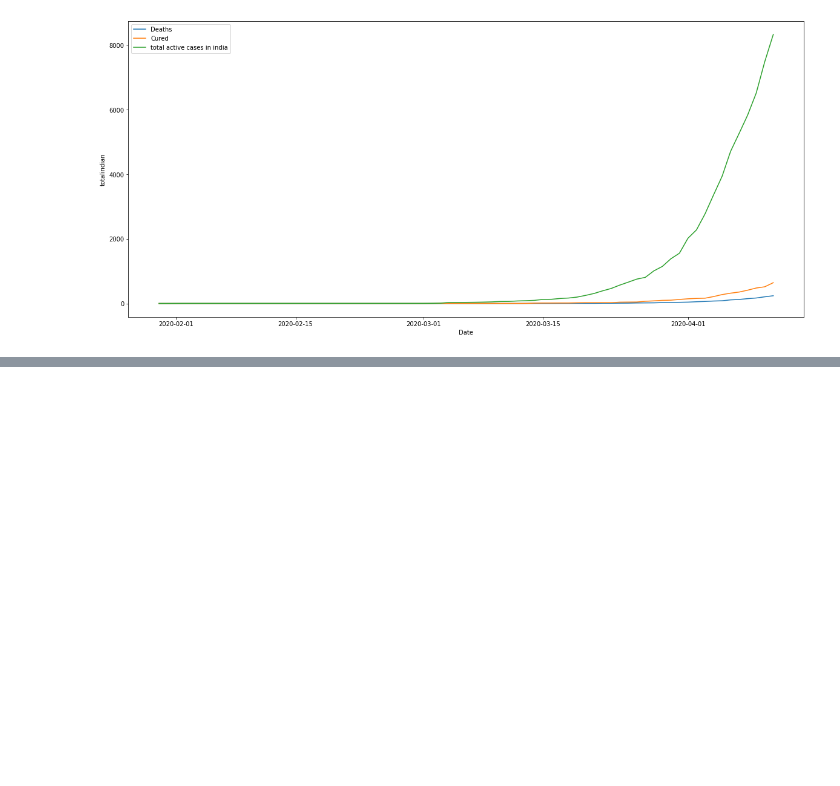
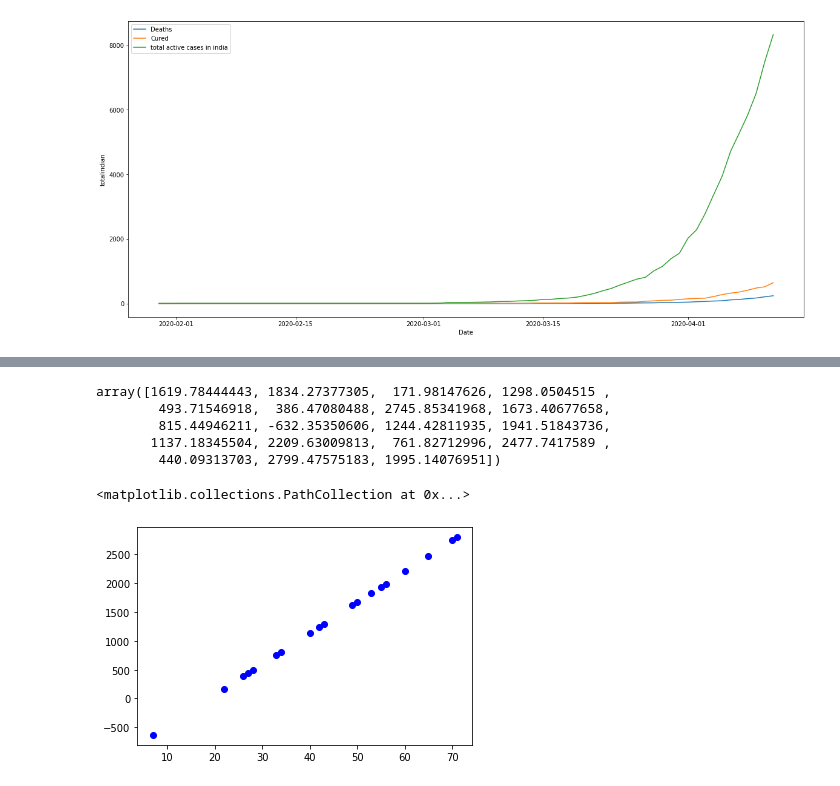
Before and after one commit to illuminati-80/prediction_project, a Jupyter notebook: covid-branch.ipynb, the cells around one changed output, grey strips where cells are left out. Cells and saved outputs as stored; diff of their text form; code cells hidden in the pictures; blank space fills up the shorter version.

```diff
--- a/covid-branch.ipynb
+++ b/covid-branch.ipynb
@@ -395,4 +415,4 @@ covid_grouped=covid_grouped.reset_index()
 # %%
-X=covid_grouped['Date']
-X.tail()
+X=covid_grouped.iloc[:, :-5].values
+X
 # %% [output]
@@ -425,3 +451,12 @@ To register the converters:
   warnings.warn(msg, FutureWarning)
 <matplotlib.axes._subplots.AxesSubplot at 0x...>
 [figure]
+# %%
+# Splitting the dataset into the Training set and Test set
+from sklearn.model_selection import train_test_split
+X_train, X_test, Y_train, Y_test = train_test_split(X, Y, test_size =0.25, random_state = 0)
+# %%
+#fit SLR to training set
+from sklearn.linear_model import LinearRegression
+regressor= LinearRegression()#regressor is object which learns the relaltion and take data
+regressor.fit(X_train, Y_train)
@@ -427,0 +488,15 @@ To register the converters:
+# %%
+Y_pred=regressor.predict(X_test)
+# %%
+Y_pred
+# %% [output]
+array([1619.78444443, 1834.27377305,  171.98147626, 1298.0504515 ,
+        493.71546918,  386.47080488, 2745.85341968, 1673.40677658,
+        815.44946211, -632.35350606, 1244.42811935, 1941.51843736,
+       1137.18345504, 2209.63009813,  761.82712996, 2477.7417589 ,
+        440.09313703, 2799.47575183, 1995.14076951])
+# %%
+plt.scatter(X_test, Y_pred, color='blue')
+# %% [output]
+<matplotlib.collections.PathCollection at 0x...>
+[figure, added]
```
Also changed, not shown: parts of 22 cells of this notebook.
